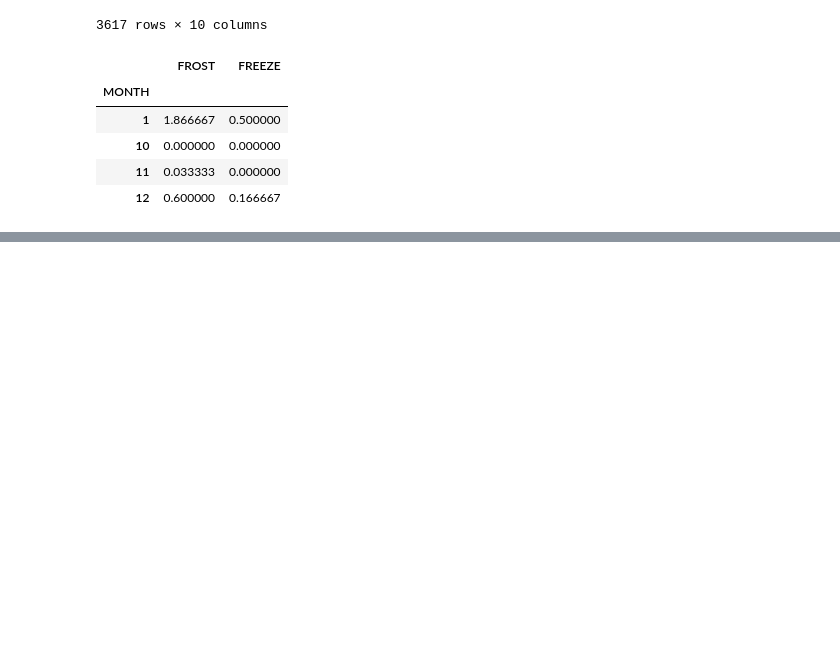
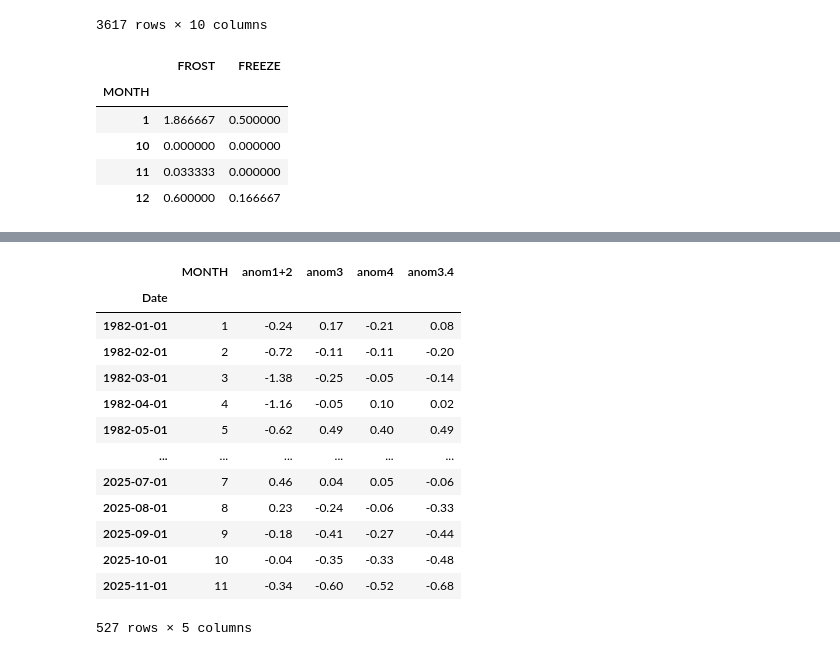
Before and after one commit to domenicbrooks33/ATMS-523-Final-Exam, a Jupyter notebook: Final_exam_notebook.ipynb, the cells around one changed output, grey strips where cells are left out. Cells and saved outputs as stored; diff of their text form; code cells hidden in the pictures; blank space fills up the shorter version.

```diff
--- a/Final_exam_notebook.ipynb
+++ b/Final_exam_notebook.ipynb
@@ -229,0 +286,31 @@ df_mean_ff_days
+# %%
+# Creat a new DataFrame with a Date index covering the full period of the ENSO dataset
+enso_new=pd.DataFrame()
+enso_new['Date']=pd.date_range(start=datetime.datetime(full_enso['YR'][0],1,1),end=datetime.datetime(full_enso['YR'].iloc[-1],12,1),freq="MS")
+
+# Set Date as index and add MONTH column
+enso_new = enso_new.set_index('Date').sort_index()
+enso_new['MONTH'] = enso_new.index.month
+enso_new = enso_new.iloc[:-1] # Drop last row since it goes beyond the ENSO data period
+
+# Add ENSO anomaly columns to new DataFrame
+enso_new['anom1+2'] = full_enso['ANOM'].values
+enso_new['anom3'] = full_enso['ANOM.1'].values
+enso_new['anom4'] = full_enso['ANOM.2'].values
+enso_new['anom3.4'] = full_enso['ANOM.3'].values
+enso_new
+# %% [output]
+|  | MONTH | anom1+2 | anom3 | anom4 | anom3.4 |
+| Date |  |  |  |  |  |
+| 1982-01-01 | 1 | -0.24 | 0.17 | -0.21 | 0.08 |
+| 1982-02-01 | 2 | -0.72 | -0.11 | -0.11 | -0.20 |
+| 1982-03-01 | 3 | -1.38 | -0.25 | -0.05 | -0.14 |
+| 1982-04-01 | 4 | -1.16 | -0.05 | 0.10 | 0.02 |
+| 1982-05-01 | 5 | -0.62 | 0.49 | 0.40 | 0.49 |
+| ... | ... | ... | ... | ... | ... |
+| 2025-07-01 | 7 | 0.46 | 0.04 | 0.05 | -0.06 |
+| 2025-08-01 | 8 | 0.23 | -0.24 | -0.06 | -0.33 |
+| 2025-09-01 | 9 | -0.18 | -0.41 | -0.27 | -0.44 |
+| 2025-10-01 | 10 | -0.04 | -0.35 | -0.33 | -0.48 |
+| 2025-11-01 | 11 | -0.34 | -0.60 | -0.52 | -0.68 |
+527 rows × 5 columns
```
Also changed, not shown: parts of 13 cells of this notebook.
